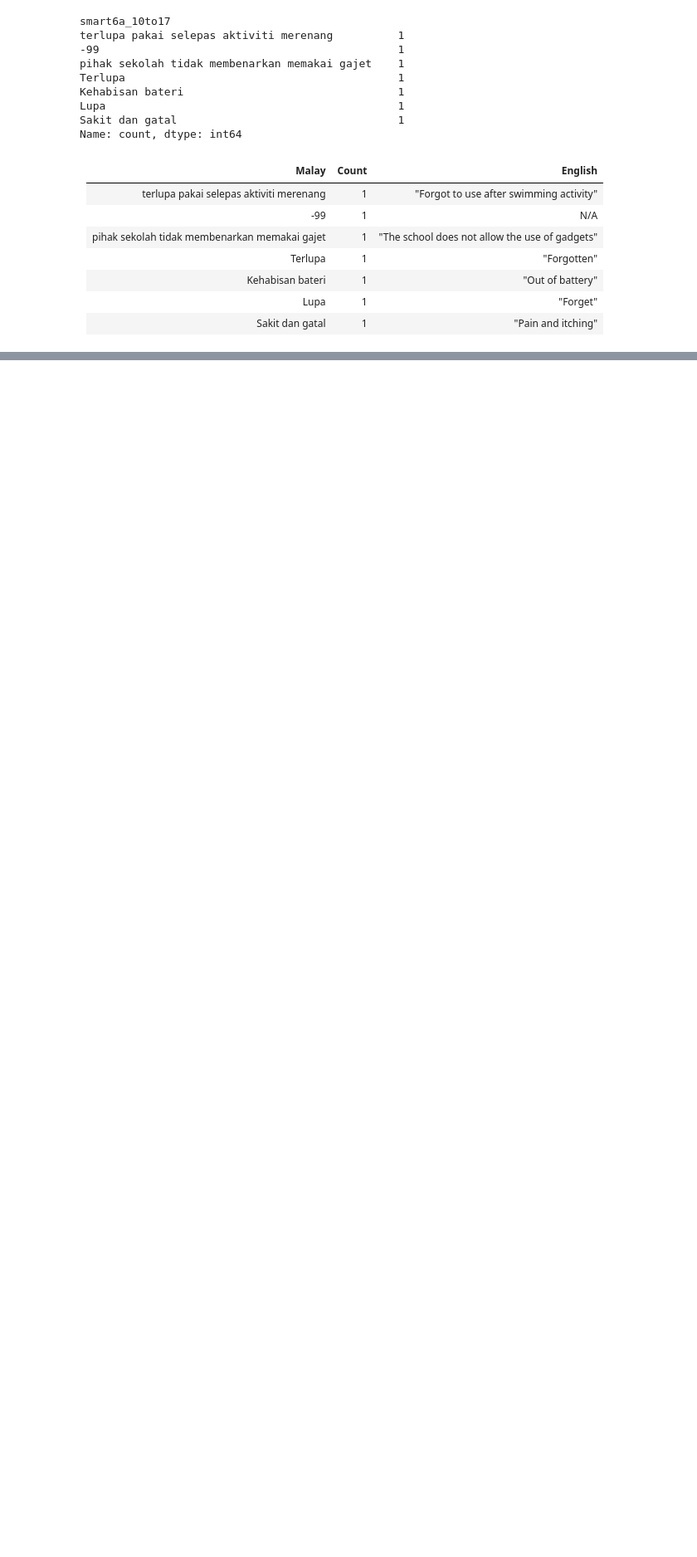
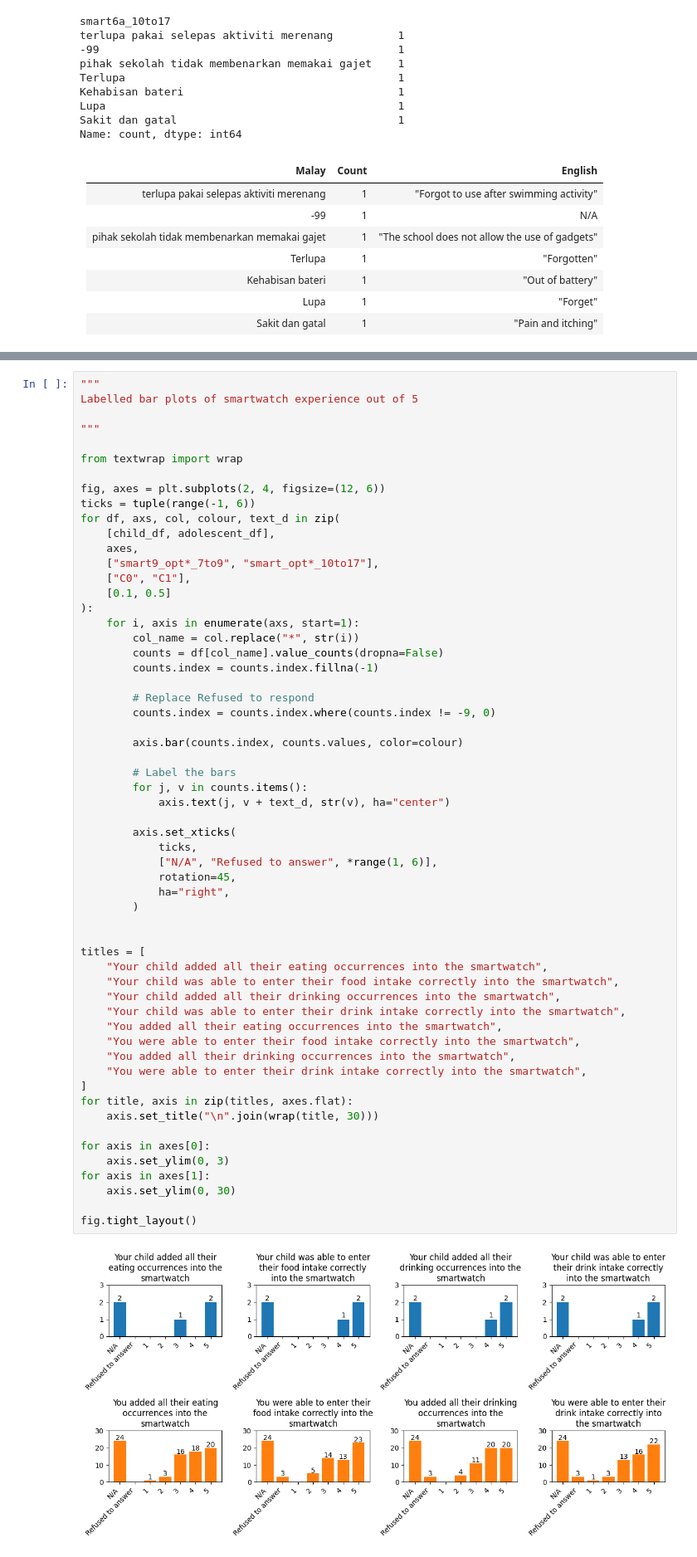
Before and after one commit to richard-lane/seaco_malaysia, a Jupyter notebook: qualitative.ipynb, the cells around one changed output, grey strips where cells are left out. Shown at 83% size. Drawn from its saved outputs; the diff is of its cells as text; blank space fills up the shorter version.

Commit message:
bar chart

```diff
--- a/qualitative.ipynb
+++ b/qualitative.ipynb
@@ -347,0 +430,60 @@ Sakit dan gatal                                  | 1     | "Pain and itching"
+# %%
+"""
+Labelled bar plots of smartwatch experience out of 5
+
+"""
+
+from textwrap import wrap
+
+fig, axes = plt.subplots(2, 4, figsize=(12, 6))
+ticks = tuple(range(-1, 6))
+for df, axs, col, colour, text_d in zip(
+    [child_df, adolescent_df],
+    axes,
+    ["smart9_opt*_7to9", "smart_opt*_10to17"],
+    ["C0", "C1"],
+    [0.1, 0.5]
+):
+    for i, axis in enumerate(axs, start=1):
+        col_name = col.replace("*", str(i))
+        counts = df[col_name].value_counts(dropna=False)
+        counts.index = counts.index.fillna(-1)
+
+        # Replace Refused to respond
+        counts.index = counts.index.where(counts.index != -9, 0)
+
+        axis.bar(counts.index, counts.values, color=colour)
+
+        # Label the bars
+        for j, v in counts.items():
+            axis.text(j, v + text_d, str(v), ha="center")
+
+        axis.set_xticks(
+            ticks,
+            ["N/A", "Refused to answer", *range(1, 6)],
+            rotation=45,
+            ha="right",
+        )
+
+
+titles = [
+    "Your child added all their eating occurrences into the smartwatch",
+    "Your child was able to enter their food intake correctly into the smartwatch",
+    "Your child added all their drinking occurrences into the smartwatch",
+    "Your child was able to enter their drink intake correctly into the smartwatch",
+    "You added all their eating occurrences into the smartwatch",
+    "You were able to enter their food intake correctly into the smartwatch",
+    "You added all their drinking occurrences into the smartwatch",
+    "You were able to enter their drink intake correctly into the smartwatch",
+]
+for title, axis in zip(titles, axes.flat):
+    axis.set_title("\n".join(wrap(title, 30)))
+
+for axis in axes[0]:
+    axis.set_ylim(0, 3)
+for axis in axes[1]:
+    axis.set_ylim(0, 30)
+
+fig.tight_layout()
+# %% [output]
+[figure, added]
```
Also changed, not shown: parts of 10 cells of this notebook.
